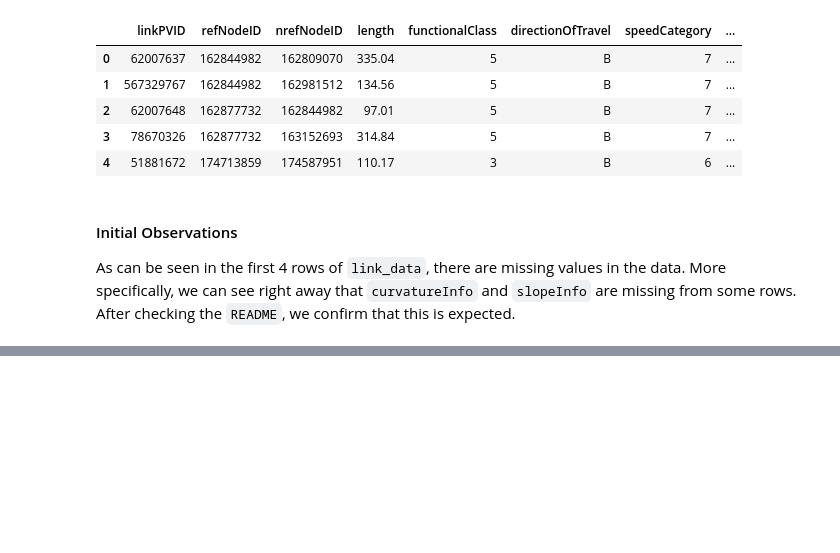
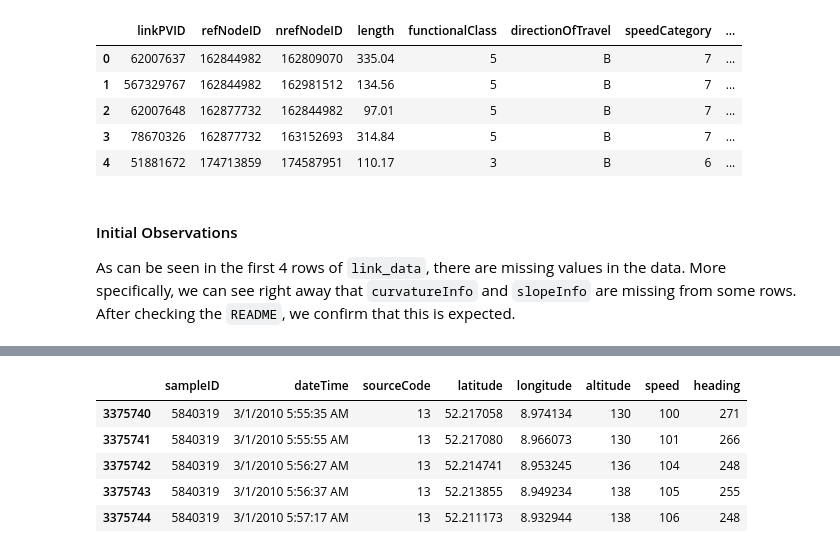
Before and after one commit to M20190649/eecs495-map-matching, a Jupyter notebook: map_matching.ipynb, the cells around one changed output, grey strips where cells are left out. Saved outputs shown, nothing was run; the diff lists cells and outputs as text; code cells hidden in the pictures; blank space fills up the shorter version.

```diff
--- a/map_matching.ipynb
+++ b/map_matching.ipynb
@@ -105,0 +199,9 @@ As can be seen in the first 4 rows of `link_data`, there are missing values in t
+# %%
+probe_data.tail()
+# %% [output]
+|  | sampleID | dateTime | sourceCode | latitude | longitude | altitude | speed | heading |
+| 3375740 | 5840319 | 3/1/2010 5:55:35 AM | 13 | 52.217058 | 8.974134 | 130 | 100 | 271 |
+| 3375741 | 5840319 | 3/1/2010 5:55:55 AM | 13 | 52.217080 | 8.966073 | 130 | 101 | 266 |
+| 3375742 | 5840319 | 3/1/2010 5:56:27 AM | 13 | 52.214741 | 8.953245 | 136 | 104 | 248 |
+| 3375743 | 5840319 | 3/1/2010 5:56:37 AM | 13 | 52.213855 | 8.949234 | 138 | 105 | 255 |
+| 3375744 | 5840319 | 3/1/2010 5:57:17 AM | 13 | 52.211173 | 8.932944 | 138 | 106 | 248 |
```
Also changed, not shown: parts of 37 cells of this notebook.
